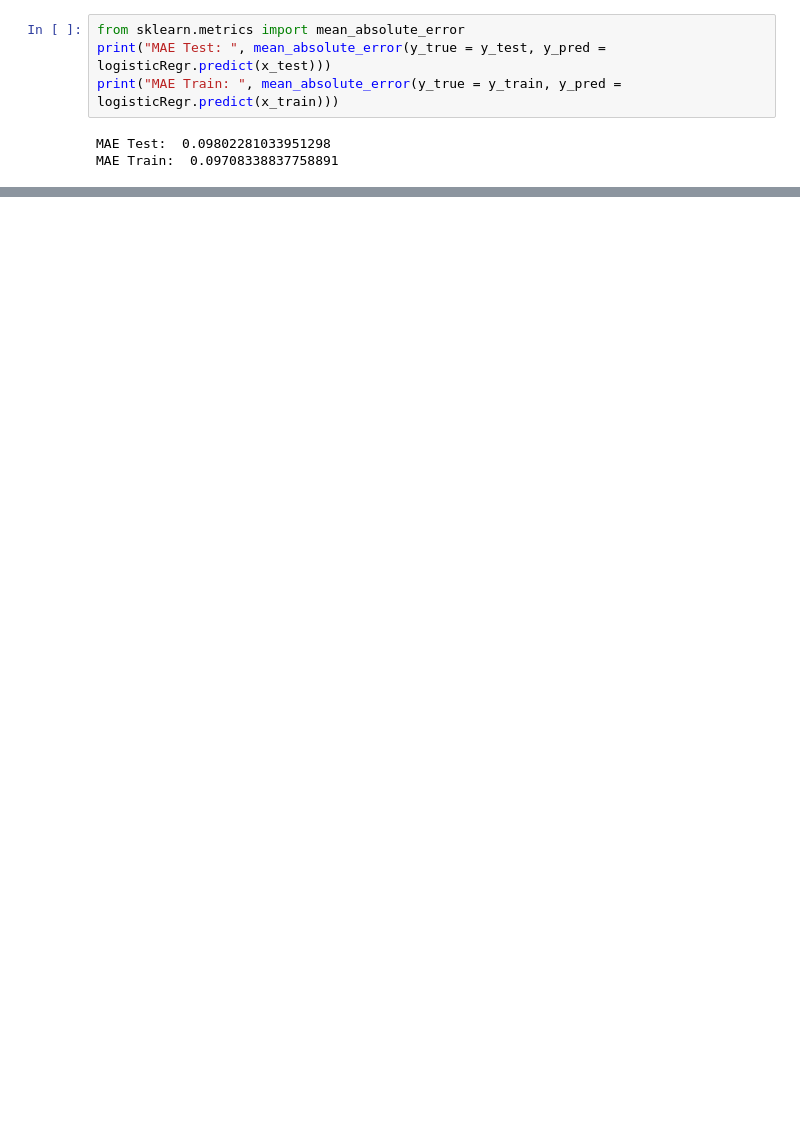
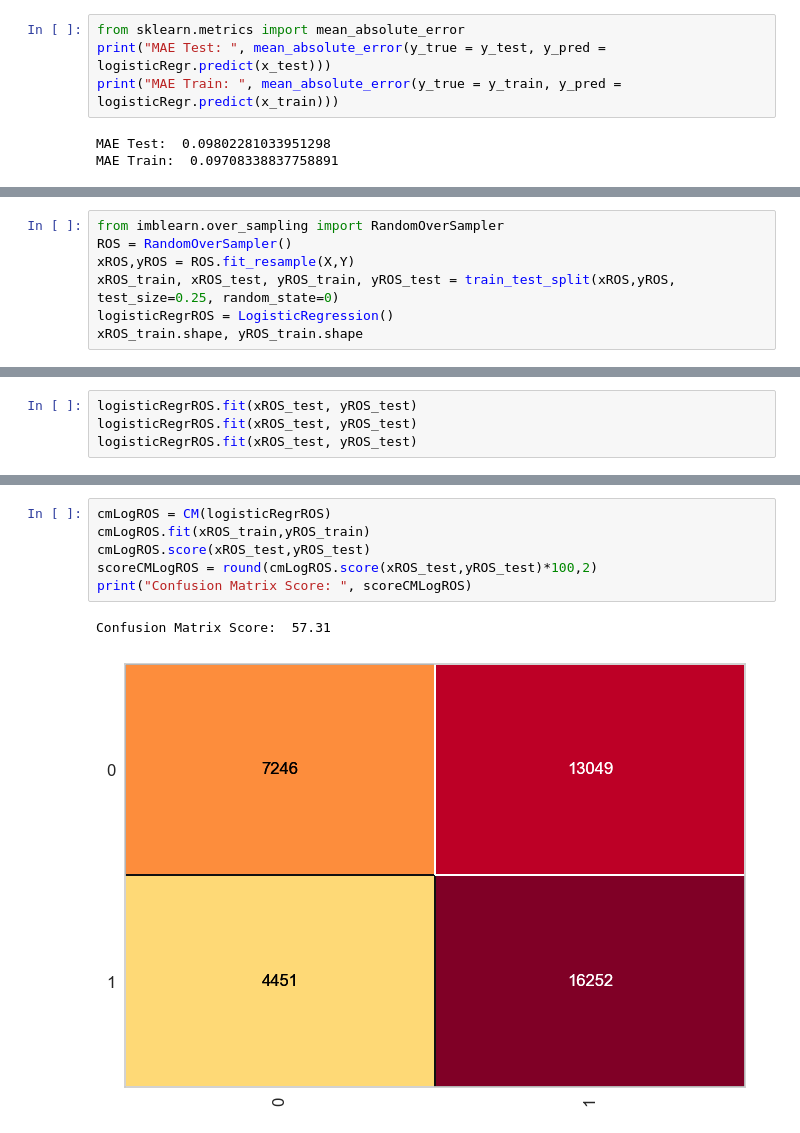
Before and after one commit to sulchan/Data201, a Jupyter notebook: Project2.ipynb, the cells around one changed output, grey strips where cells are left out. Saved outputs shown, nothing was run; the diff lists cells and outputs as text; blank space fills up the shorter version.

```diff
--- a/Project2.ipynb
+++ b/Project2.ipynb
@@ -176,0 +189,7 @@ MAE Train:  0.09708338837758891
+# %%
+from imblearn.over_sampling import RandomOverSampler
+ROS = RandomOverSampler()
+xROS,yROS = ROS.fit_resample(X,Y)
+xROS_train, xROS_test, yROS_train, yROS_test = train_test_split(xROS,yROS, test_size=0.25, random_state=0)
+logisticRegrROS = LogisticRegression()
+xROS_train.shape, yROS_train.shape
@@ -176,0 +198,4 @@ MAE Train:  0.09708338837758891
+# %%
+logisticRegrROS.fit(xROS_test, yROS_test)
+logisticRegrROS.fit(xROS_test, yROS_test)
+logisticRegrROS.fit(xROS_test, yROS_test)
@@ -176,0 +219,9 @@ MAE Train:  0.09708338837758891
+# %%
+cmLogROS = CM(logisticRegrROS)
+cmLogROS.fit(xROS_train,yROS_train)
+cmLogROS.score(xROS_test,yROS_test)
+scoreCMLogROS = round(cmLogROS.score(xROS_test,yROS_test)*100,2)
+print("Confusion Matrix Score: ", scoreCMLogROS)
+# %% [output]
+Confusion Matrix Score:  57.31
+[figure, added]
```
Also changed, not shown: parts of 12 cells of this notebook.
